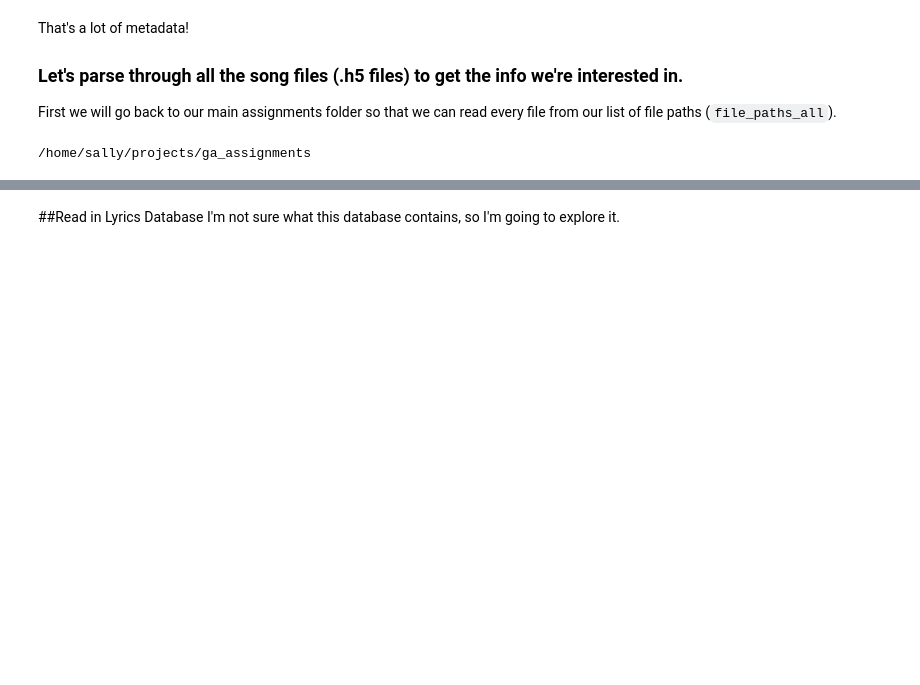
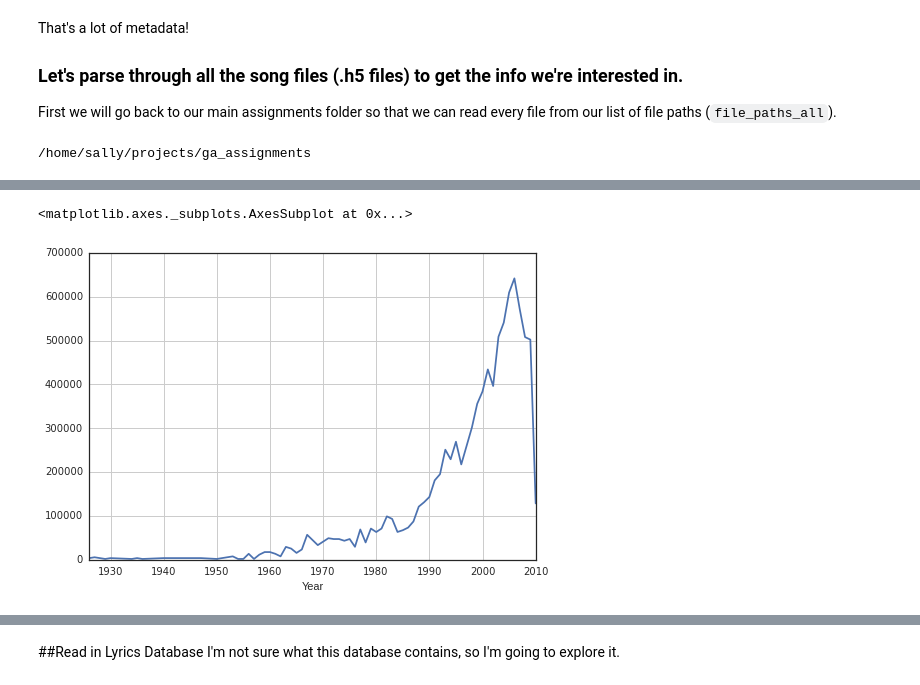
Before and after one commit to sallyi/ga_assignments, a Jupyter notebook: Project1.ipynb, the cells around one changed output, grey strips where cells are left out. Saved outputs shown, nothing was run; the diff lists cells and outputs as text; code cells hidden in the pictures; blank space fills up the shorter version.

```diff
--- a/Project1.ipynb
+++ b/Project1.ipynb
@@ -147,0 +245,7 @@ Songs/MillionSongSubset/data/B/E/E/TRBEEEP128F426C17D.h5
+# %%
+artist_gb = df_clean.groupby('Artist')
+year_gb = df_clean.groupby('Year')
+year_gb.Year.sum().plot()
+# %% [output]
+<matplotlib.axes._subplots.AxesSubplot at 0x...>
+[figure, added]
```
Also changed, not shown: parts of 25 cells of this notebook.
